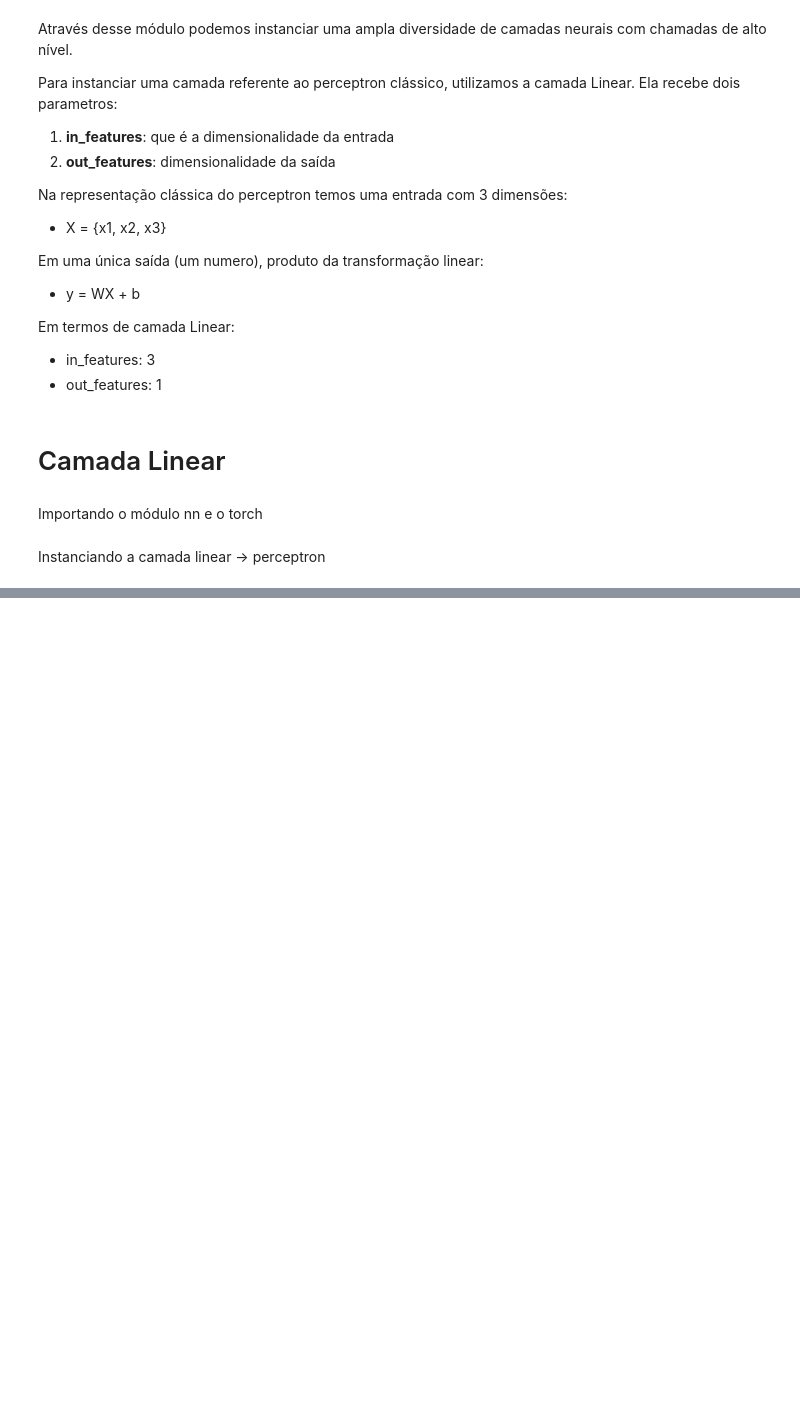
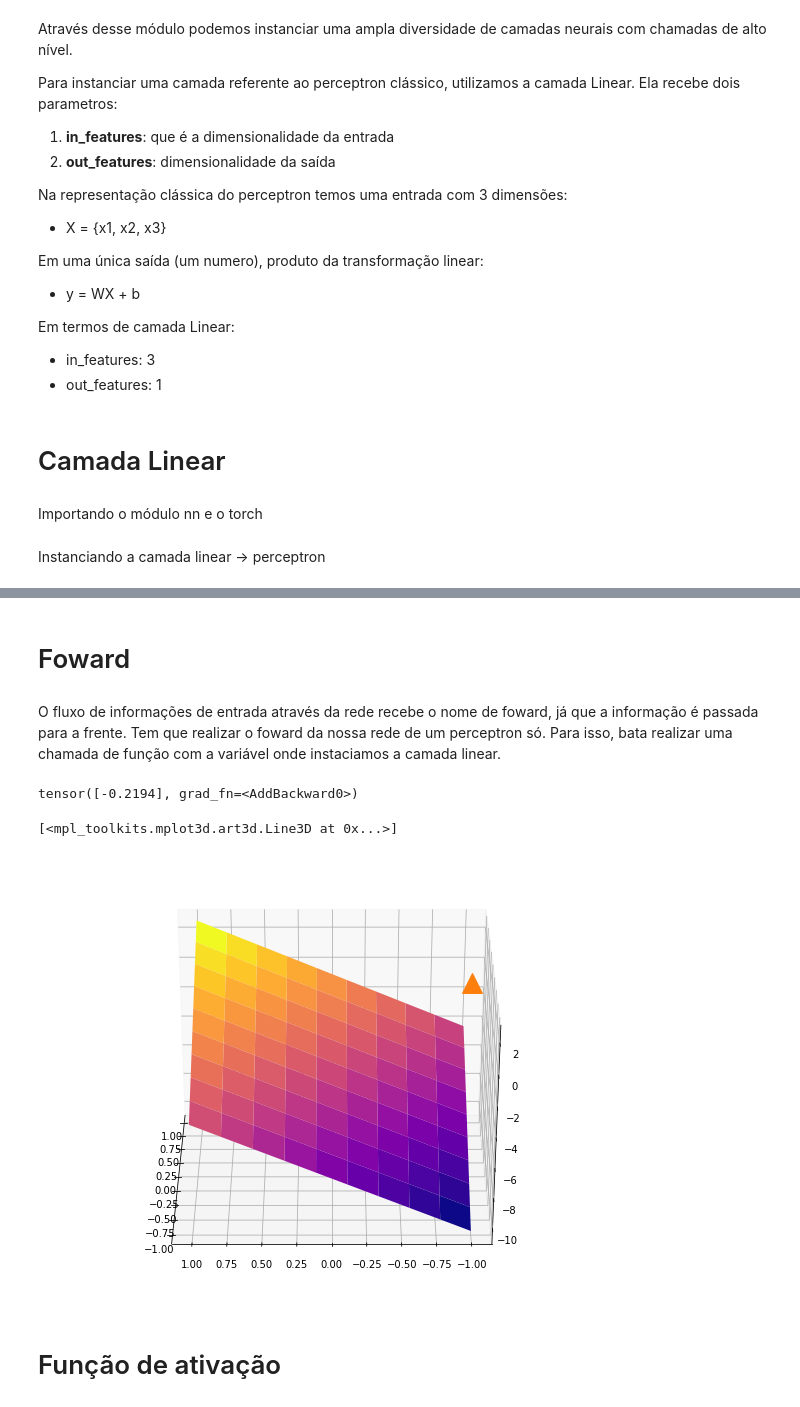
Before and after one commit to ClovisMonteiro/Redes_neurais, a Jupyter notebook: PyTorch_Módulo_nn.ipynb, the cells around one changed output, grey strips where cells are left out. Saved outputs shown, nothing was run; the diff lists cells and outputs as text; code cells hidden in the pictures; blank space fills up the shorter version.

```diff
--- a/PyTorch_Módulo_nn.ipynb
+++ b/PyTorch_Módulo_nn.ipynb
@@ -41,0 +94,18 @@ Instanciando a camada linear -> perceptron
+# %% [markdown]
+# Foward
+# %% [markdown]
+O fluxo de informações de entrada através da rede recebe o nome de foward, já que a informação é passada para a frente. Tem que realizar o foward da nossa rede de um perceptron só. Para isso, bata realizar uma chamada de função com a variável onde instaciamos a camada linear.
+# %%
+X = torch.Tensor([0,-1,2])
+y = perceptron(X)
+
+print(y)
+
+plot3d(perceptron)
+plt.plot([X[0]],[X[1]],[X[2]], marker = '^', markersize=20)
+# %% [output]
+tensor([-0.2194], grad_fn=<AddBackward0>)
+[<mpl_toolkits.mplot3d.art3d.Line3D at 0x...>]
+[figure, added]
+# %% [markdown]
+# Função de ativação
```
Also changed, not shown: parts of 7 cells of this notebook.
